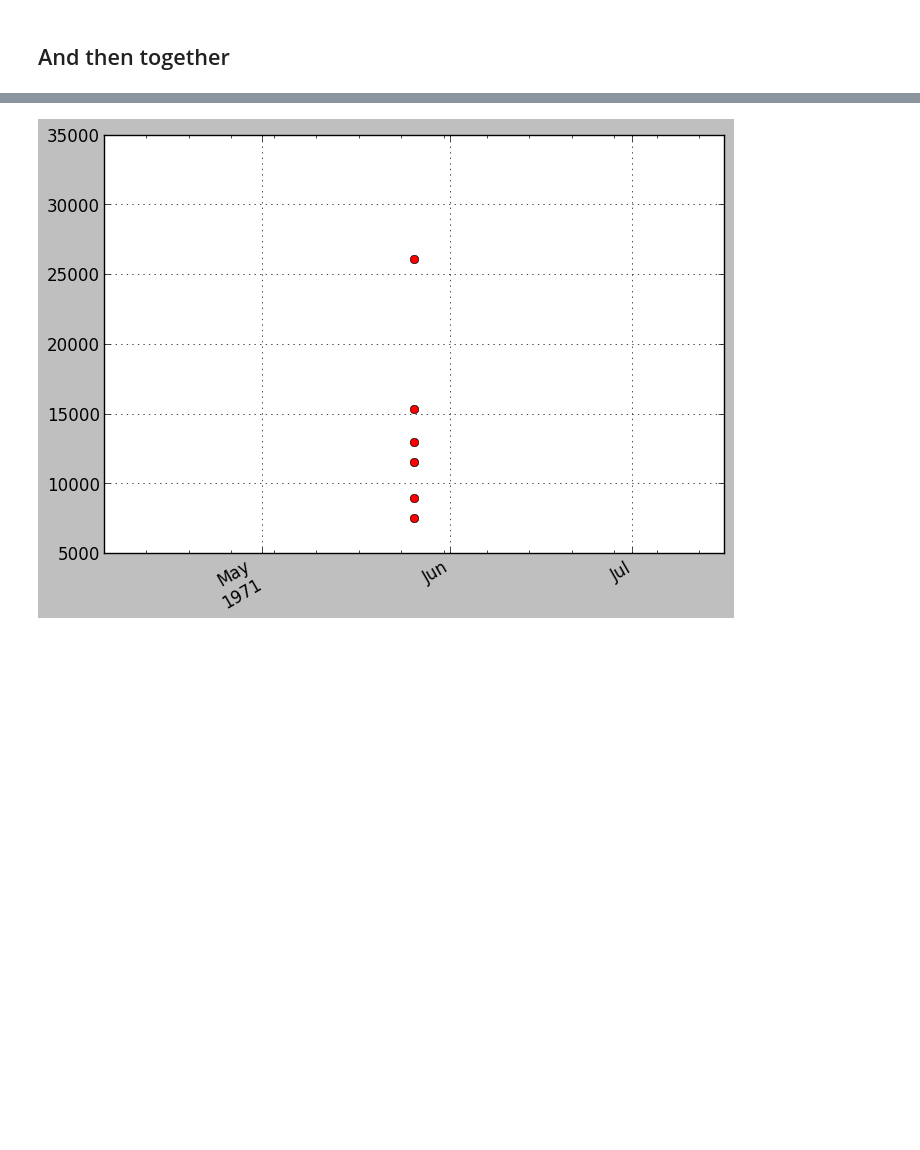
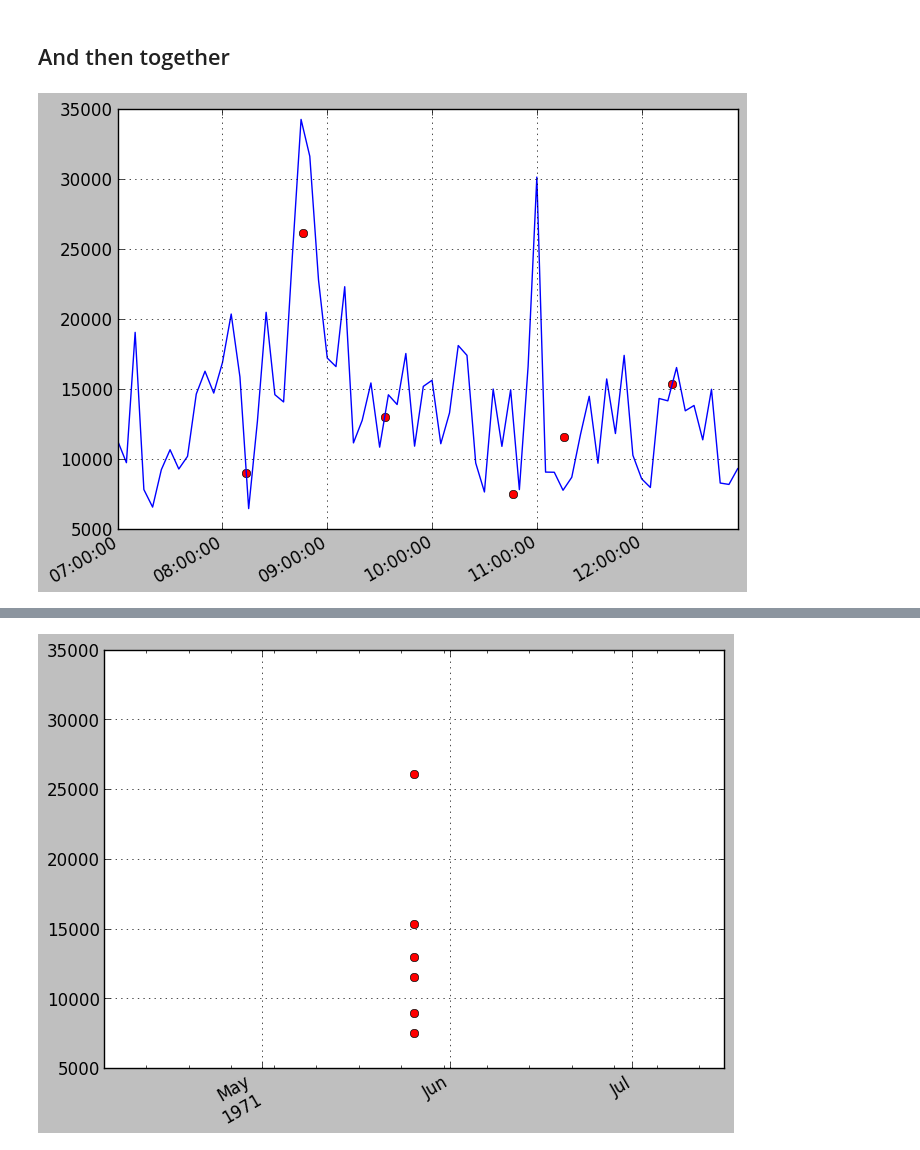
Before and after one commit to gridl/scipy_notebooks, a Jupyter notebook: bug_plot-two-timeseries.ipynb, the cells around one changed output, grey strips where cells are left out. Drawn from its saved outputs; the diff is of its cells as text; code cells hidden in the pictures; blank space fills up the shorter version.

```diff
--- a/bug_plot-two-timeseries.ipynb
+++ b/bug_plot-two-timeseries.ipynb
@@ -124,3 +340,10 @@ display(fig)
 # %% [markdown]
 ## And then together
+# %%
+fig, ax = plt.subplots()
+df2.plot(ax=ax, style='ro')
+df1.plot(ax=ax)
+display(fig)
+# %% [output]
+[figure, added]
 # %%
```
Also changed, not shown: parts of 26 cells of this notebook.
